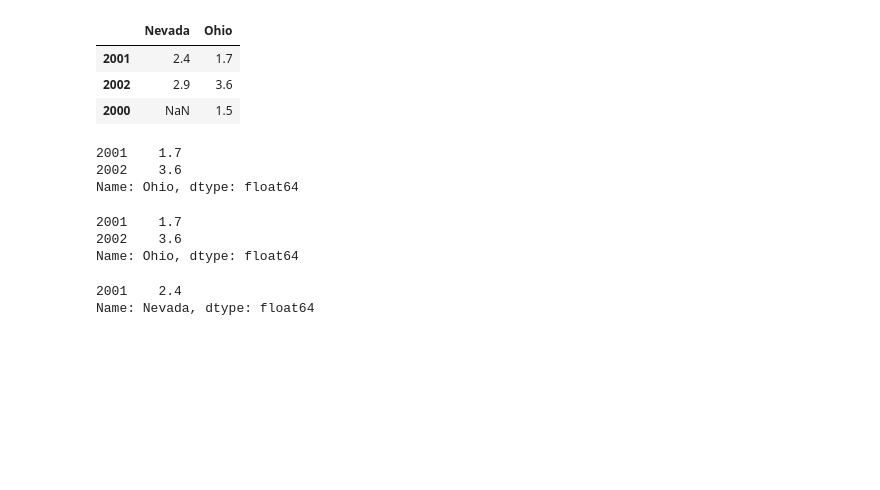
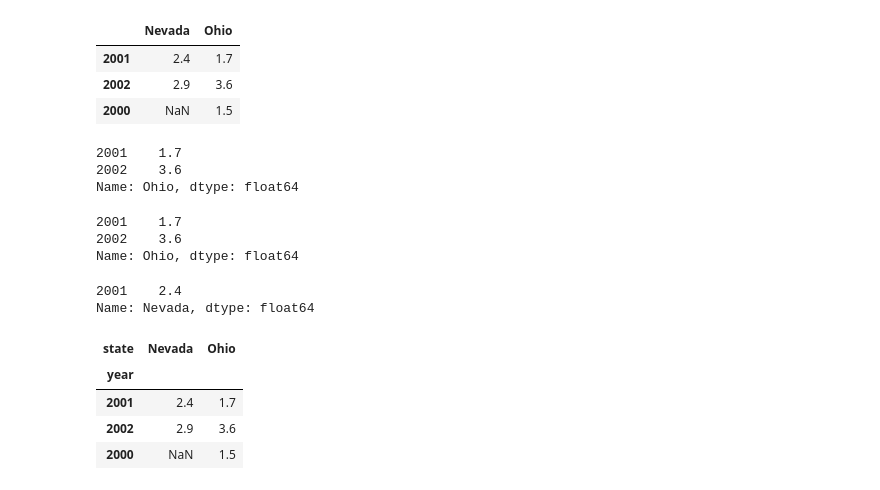
Before and after one commit to seankaliszewski/CIS310, a Jupyter notebook: wk12/Python Pandas Series.ipynb, the cells around one changed output. Drawn from its saved outputs; the diff is of its cells as text; code cells hidden in the pictures; blank space fills up the shorter version.

```diff
--- a/wk12/Python Pandas Series.ipynb
+++ b/wk12/Python Pandas Series.ipynb
@@ -324,3 +324,13 @@ df3['Nevada'][:1]
 # %% [output]
 2001    2.4
 Name: Nevada, dtype: float64
+# %%
+# set ndex and columns their name attributes
+df3.index.name = 'year'; df3.columns.name = 'state'
+df3
+# %% [output]
+| state | Nevada | Ohio |
+| year |  |  |
+| 2001 | 2.4 | 1.7 |
+| 2002 | 2.9 | 3.6 |
+| 2000 | NaN | 1.5 |
```
Also changed, not shown: 2 other files.
